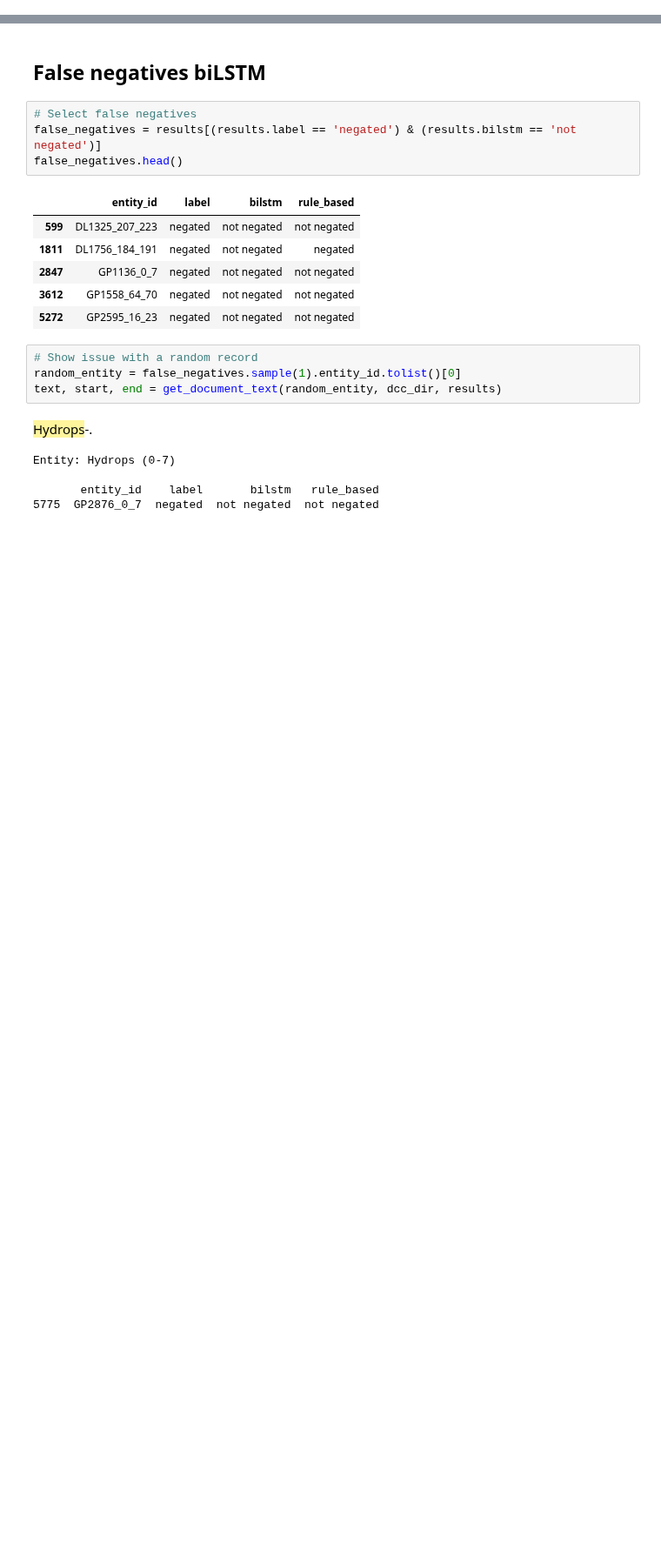
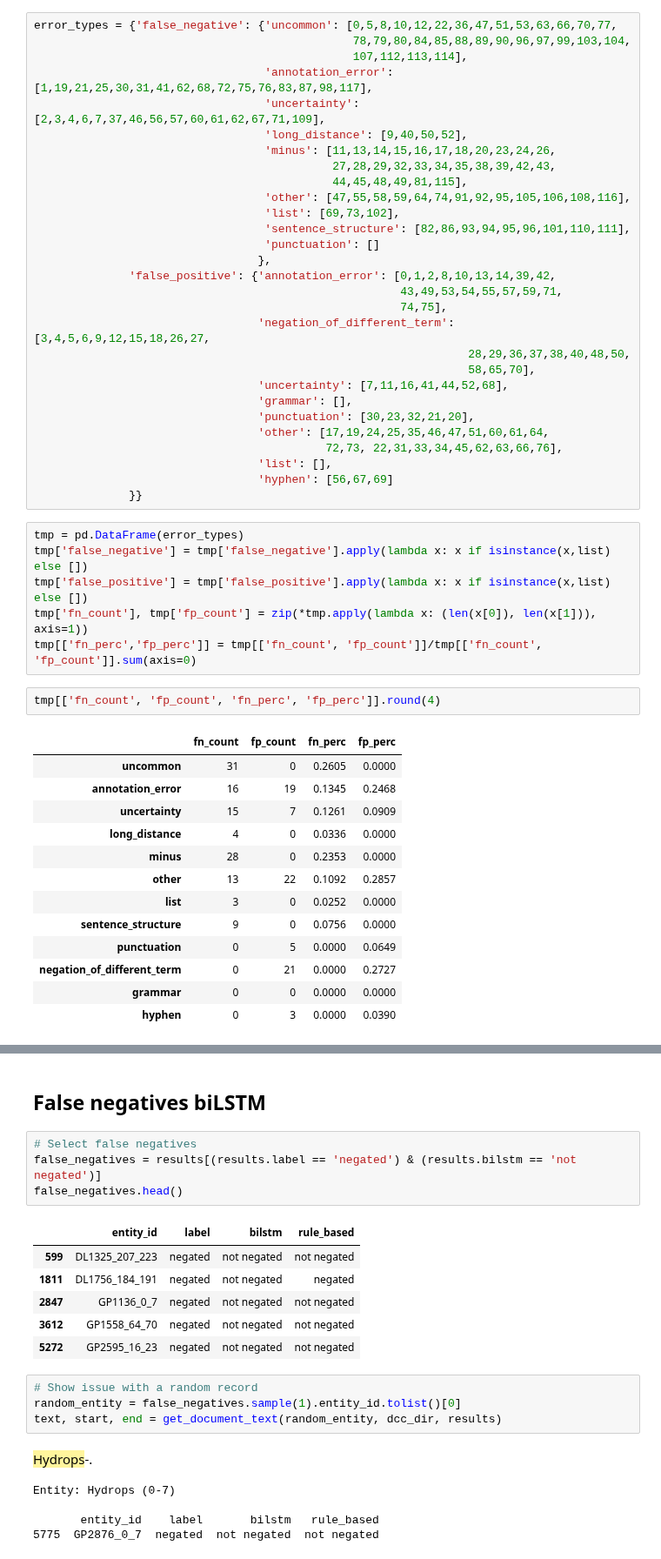
Before and after one commit to umcu/negation-detection, a Jupyter notebook: 02_error_analysis.ipynb, the cells around one changed output, grey strips where cells are left out. Shown at 87% size. Cells and saved outputs as stored; diff of their text form; blank space fills up the shorter version.

```diff
--- a/02_error_analysis.ipynb
+++ b/02_error_analysis.ipynb
@@ -23,0 +272,51 @@ results.head()
+# %%
+error_types = {'false_negative': {'uncommon': [0,5,8,10,12,22,36,47,51,53,63,66,70,77,
+                                               78,79,80,84,85,88,89,90,96,97,99,103,104,
+                                               107,112,113,114],
+                                  'annotation_error': [1,19,21,25,30,31,41,62,68,72,75,76,83,87,98,117],
+                                  'uncertainty': [2,3,4,6,7,37,46,56,57,60,61,62,67,71,109],
+                                  'long_distance': [9,40,50,52],
+                                  'minus': [11,13,14,15,16,17,18,20,23,24,26,
+                                            27,28,29,32,33,34,35,38,39,42,43,
+                                            44,45,48,49,81,115],
+                                  'other': [47,55,58,59,64,74,91,92,95,105,106,108,116],
+                                  'list': [69,73,102],
+                                  'sentence_structure': [82,86,93,94,95,96,101,110,111],
+                                  'punctuation': []
+                                 },
+              'false_positive': {'annotation_error': [0,1,2,8,10,13,14,39,42,
+                                                      43,49,53,54,55,57,59,71,
+                                                      74,75],
+                                 'negation_of_different_term': [3,4,5,6,9,12,15,18,26,27,
+                                                                28,29,36,37,38,40,48,50,
+                                                                58,65,70],
+                                 'uncertainty': [7,11,16,41,44,52,68],
+                                 'grammar': [],
+                                 'punctuation': [30,23,32,21,20],
+                                 'other': [17,19,24,25,35,46,47,51,60,61,64,
+                                           72,73, 22,31,33,34,45,62,63,66,76],
+                                 'list': [],
+                                 'hyphen': [56,67,69]
+              }}
+# %%
+tmp = pd.DataFrame(error_types)
+tmp['false_negative'] = tmp['false_negative'].apply(lambda x: x if isinstance(x,list) else [])
+tmp['false_positive'] = tmp['false_positive'].apply(lambda x: x if isinstance(x,list) else [])
+tmp['fn_count'], tmp['fp_count'] = zip(*tmp.apply(lambda x: (len(x[0]), len(x[1])), axis=1))
+tmp[['fn_perc','fp_perc']] = tmp[['fn_count', 'fp_count']]/tmp[['fn_count', 'fp_count']].sum(axis=0)
+# %%
+tmp[['fn_count', 'fp_count', 'fn_perc', 'fp_perc']].round(4)
+# %% [output]
+|  | fn_count | fp_count | fn_perc | fp_perc |
+| uncommon | 31 | 0 | 0.2605 | 0.0000 |
+| annotation_error | 16 | 19 | 0.1345 | 0.2468 |
+| uncertainty | 15 | 7 | 0.1261 | 0.0909 |
+| long_distance | 4 | 0 | 0.0336 | 0.0000 |
+| minus | 28 | 0 | 0.2353 | 0.0000 |
+| other | 13 | 22 | 0.1092 | 0.2857 |
+| list | 3 | 0 | 0.0252 | 0.0000 |
+| sentence_structure | 9 | 0 | 0.0756 | 0.0000 |
+| punctuation | 0 | 5 | 0.0000 | 0.0649 |
+| negation_of_different_term | 0 | 21 | 0.0000 | 0.2727 |
+| grammar | 0 | 0 | 0.0000 | 0.0000 |
+| hyphen | 0 | 3 | 0.0000 | 0.0390 |
```
Also changed, not shown: parts of 23 cells of this notebook, 2 other files.
